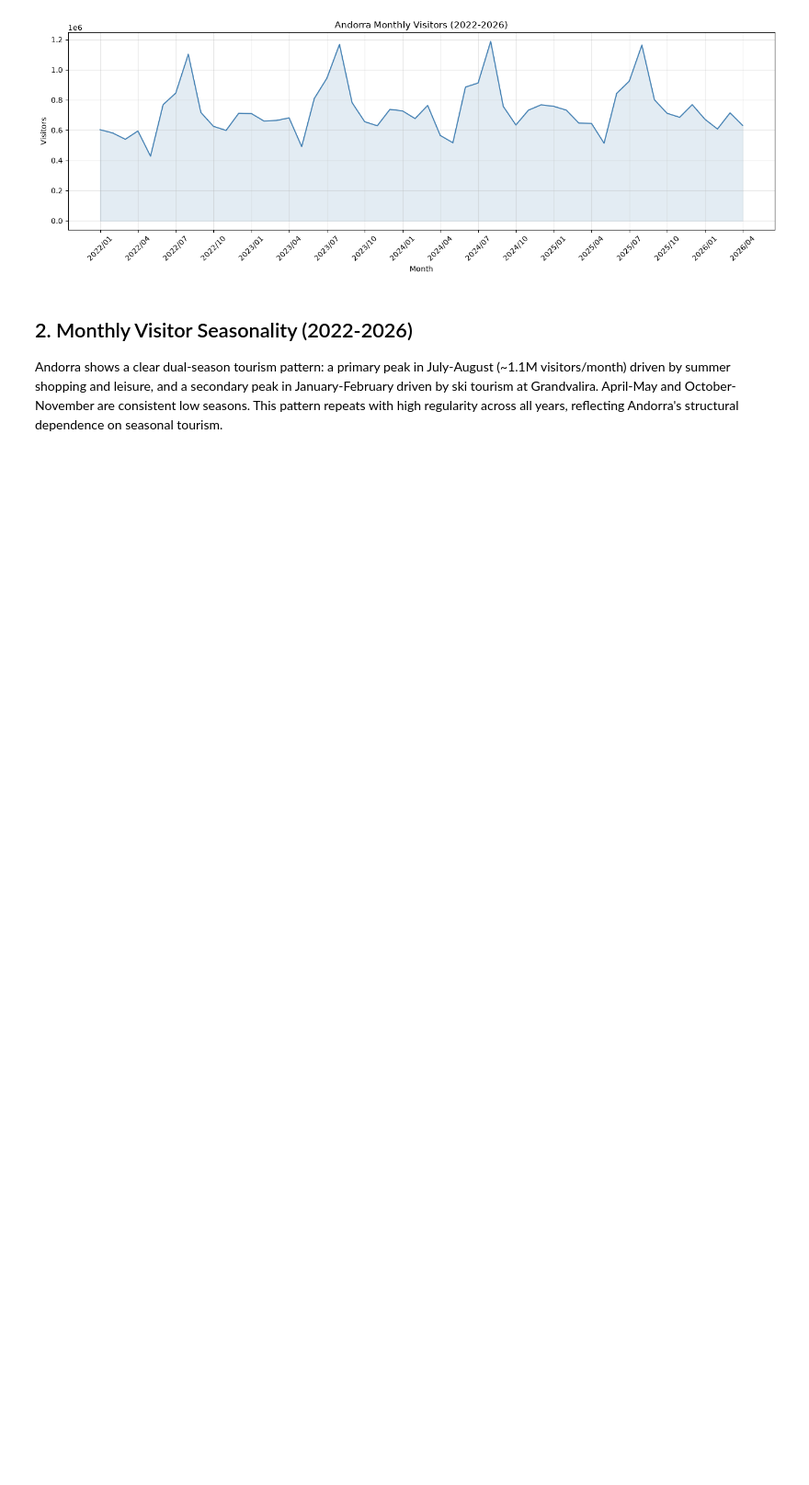
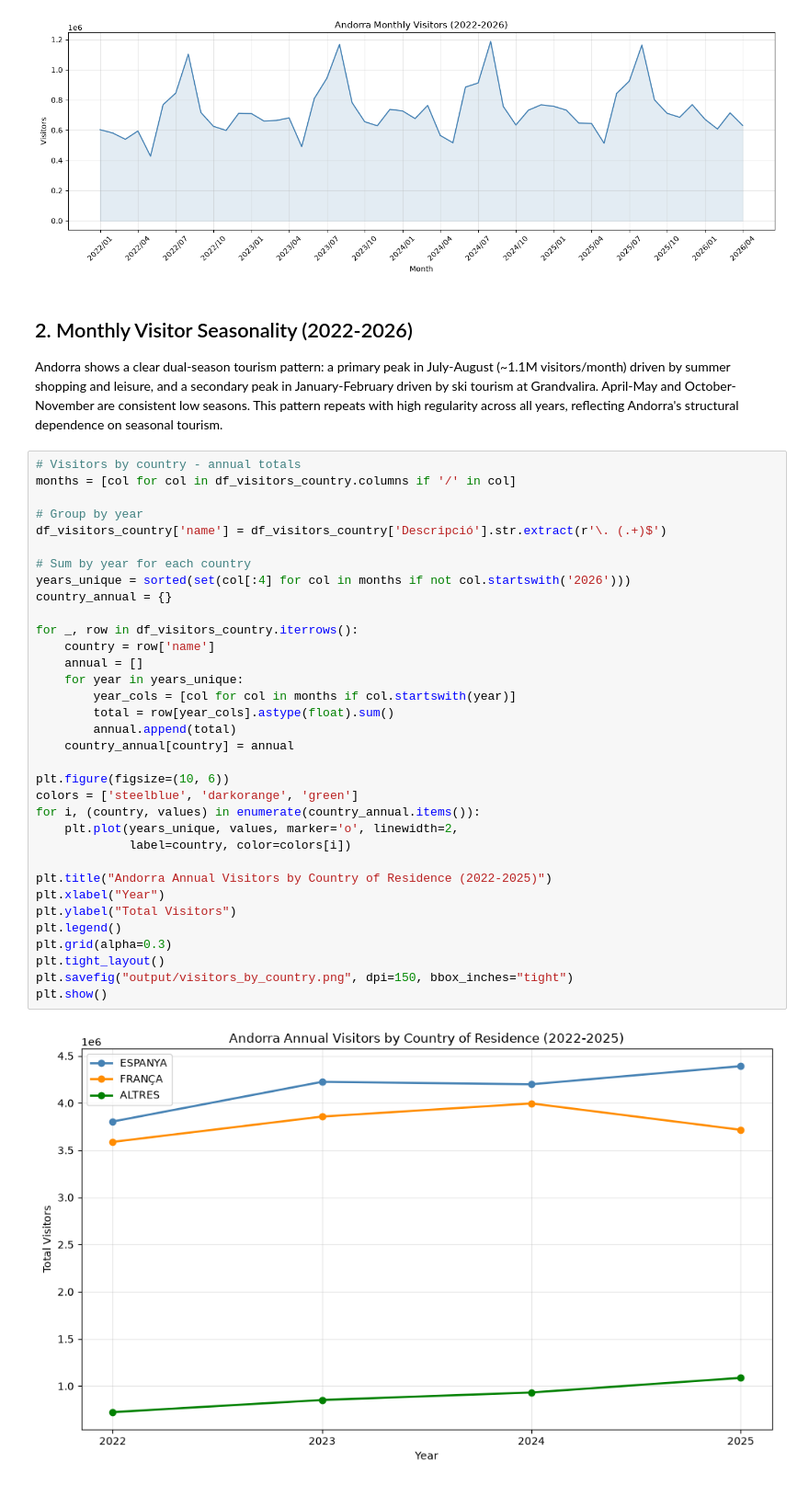
Before and after one commit to david-deluca/andorra-demographic-analysis, a Jupyter notebook: analysis_economy.ipynb, the cells around one changed output. Shown at 92% size. Drawn from its saved outputs; the diff is of its cells as text; blank space fills up the shorter version.

Commit message:
feat: add visitors by country chart 2022-2025

```diff
--- a/analysis_economy.ipynb
+++ b/analysis_economy.ipynb
@@ -75,3 +75,39 @@ and a secondary peak in January-February driven by ski tourism at Grandvalira.
 April-May and October-November are consistent low seasons.
 This pattern repeats with high regularity across all years,
 reflecting Andorra's structural dependence on seasonal tourism.
+# %%
+# Visitors by country - annual totals
+months = [col for col in df_visitors_country.columns if '/' in col]
+
+# Group by year
+df_visitors_country['name'] = df_visitors_country['Descripció'].str.extract(r'\. (.+)$')
+
+# Sum by year for each country
+years_unique = sorted(set(col[:4] for col in months if not col.startswith('2026')))
+country_annual = {}
+
+for _, row in df_visitors_country.iterrows():
+    country = row['name']
+    annual = []
+    for year in years_unique:
+        year_cols = [col for col in months if col.startswith(year)]
+        total = row[year_cols].astype(float).sum()
+        annual.append(total)
+    country_annual[country] = annual
+
+plt.figure(figsize=(10, 6))
+colors = ['steelblue', 'darkorange', 'green']
+for i, (country, values) in enumerate(country_annual.items()):
+    plt.plot(years_unique, values, marker='o', linewidth=2,
+             label=country, color=colors[i])
+
+plt.title("Andorra Annual Visitors by Country of Residence (2022-2025)")
+plt.xlabel("Year")
+plt.ylabel("Total Visitors")
+plt.legend()
+plt.grid(alpha=0.3)
+plt.tight_layout()
+plt.savefig("output/visitors_by_country.png", dpi=150, bbox_inches="tight")
+plt.show()
+# %% [output]
+[figure, added]
```
Also changed, not shown: parts of 1 cell of this notebook, 1 other file.
